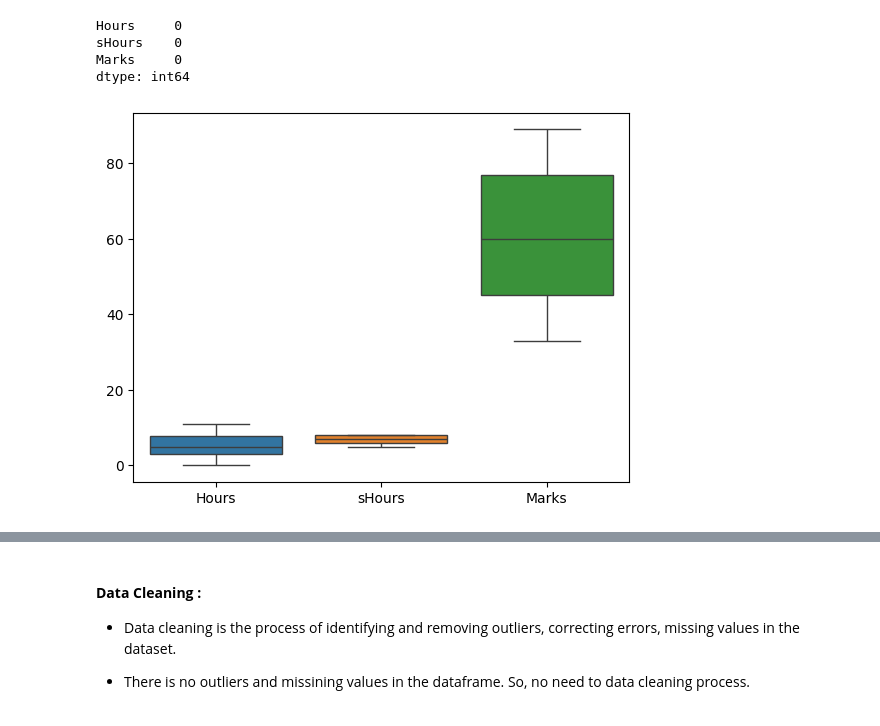
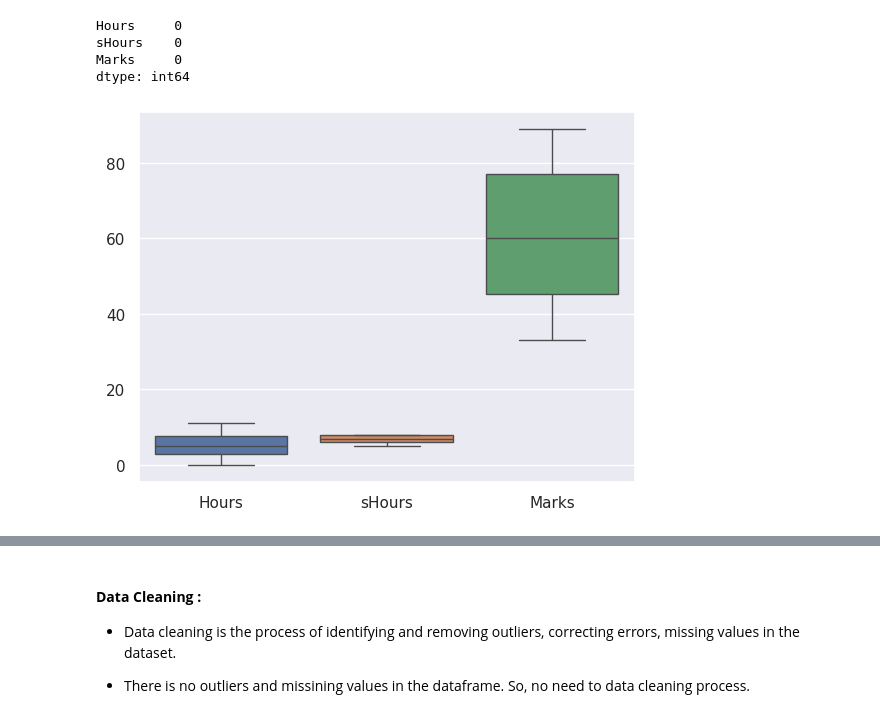
Before and after one commit to Ranjith5720/Regression_Models, a Jupyter notebook: Multi_Linear_Regression.ipynb, the cells around one changed output, grey strips where cells are left out. Drawn from its saved outputs; the diff is of its cells as text; code cells hidden in the pictures.

```diff
--- a/Multi_Linear_Regression.ipynb
+++ b/Multi_Linear_Regression.ipynb
@@ -20,7 +20,7 @@ Saving MLR.csv to MLR.csv
 # %%
 # Convert dataset to dataframe
 
-df = pd.read_csv('MLR.csv')
+df = pd.read_csv('Students.csv')
 df
 # %% [output]
 |  | Hours | sHours | Marks |
@@ -143,7 +150,10 @@ sHours    0
 Marks     0
 dtype: int64
 # %%
+# find outlier using boxplot
+
+sns.set_theme()
 sns.boxplot(df)
 plt.show()
 # %% [output]
-[figure, old version]
+[figure, new version]
```
Also changed, not shown: parts of 23 cells of this notebook.
